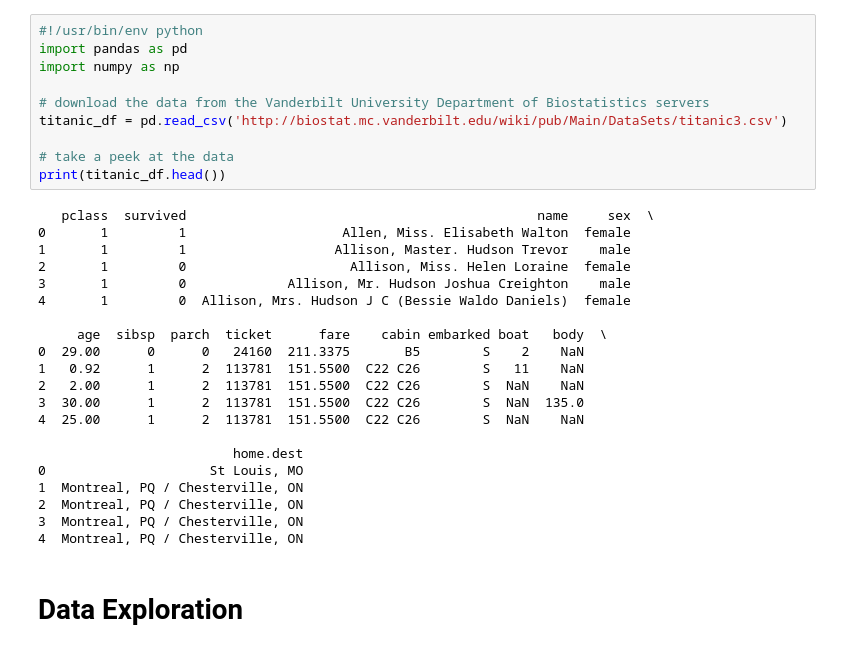
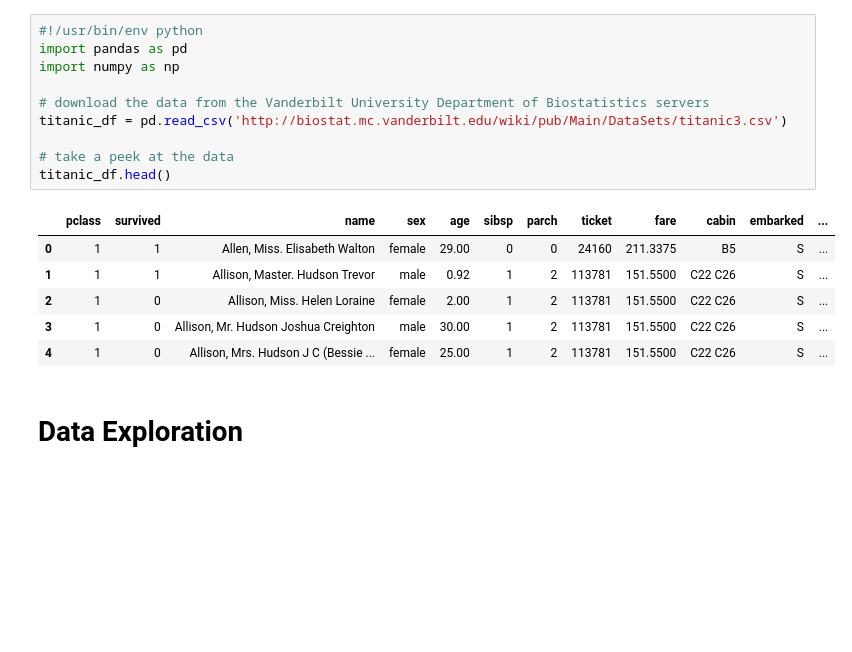
Before and after one commit to amunategui-prototyping/Chapter-1, a Jupyter notebook: exploring/chapter-1-explorations.ipynb, the cells around one changed output. Drawn from its saved outputs; the diff is of its cells as text; blank space fills up the shorter version.

```diff
--- a/exploring/chapter-1-explorations.ipynb
+++ b/exploring/chapter-1-explorations.ipynb
@@ -1,34 +1,20 @@
 # %%
 #!/usr/bin/env python
 import pandas as pd
 import numpy as np
 
 # download the data from the Vanderbilt University Department of Biostatistics servers
 titanic_df = pd.read_csv('http://biostat.mc.vanderbilt.edu/wiki/pub/Main/DataSets/titanic3.csv')
 
 # take a peek at the data
-print(titanic_df.head())
+titanic_df.head()
 # %% [output]
-   pclass  survived                                             name     sex  \
-0       1         1                    Allen, Miss. Elisabeth Walton  female
-1       1         1                   Allison, Master. Hudson Trevor    male
-2       1         0                     Allison, Miss. Helen Loraine  female
-3       1         0             Allison, Mr. Hudson Joshua Creighton    male
-4       1         0  Allison, Mrs. Hudson J C (Bessie Waldo Daniels)  female
-
-     age  sibsp  parch  ticket      fare    cabin embarked boat   body  \
-0  29.00      0      0   24160  211.3375       B5        S    2    NaN
-1   0.92      1      2  113781  151.5500  C22 C26        S   11    NaN
-2   2.00      1      2  113781  151.5500  C22 C26        S  NaN    NaN
-3  30.00      1      2  113781  151.5500  C22 C26        S  NaN  135.0
-4  25.00      1      2  113781  151.5500  C22 C26        S  NaN    NaN
-
-                         home.dest
-0                     St Louis, MO
-1  Montreal, PQ / Chesterville, ON
-2  Montreal, PQ / Chesterville, ON
-3  Montreal, PQ / Chesterville, ON
-4  Montreal, PQ / Chesterville, ON
+|  | pclass | survived | name | sex | age | sibsp | parch | ticket | fare | cabin | embarked | ... |
+| 0 | 1 | 1 | Allen, Miss. Elisabeth Walton | female | 29.00 | 0 | 0 | 24160 | 211.3375 | B5 | S | ... |
+| 1 | 1 | 1 | Allison, Master. Hudson Trevor | male | 0.92 | 1 | 2 | 113781 | 151.5500 | C22 C26 | S | ... |
+| 2 | 1 | 0 | Allison, Miss. Helen Loraine | female | 2.00 | 1 | 2 | 113781 | 151.5500 | C22 C26 | S | ... |
+| 3 | 1 | 0 | Allison, Mr. Hudson Joshua Creighton | male | 30.00 | 1 | 2 | 113781 | 151.5500 | C22 C26 | S | ... |
+| 4 | 1 | 0 | Allison, Mrs. Hudson J C (Bessie ... | female | 25.00 | 1 | 2 | 113781 | 151.5500 | C22 C26 | S | ... |
 # %% [markdown]
 <H1>Data Exploration</H1>
 # %%
```
